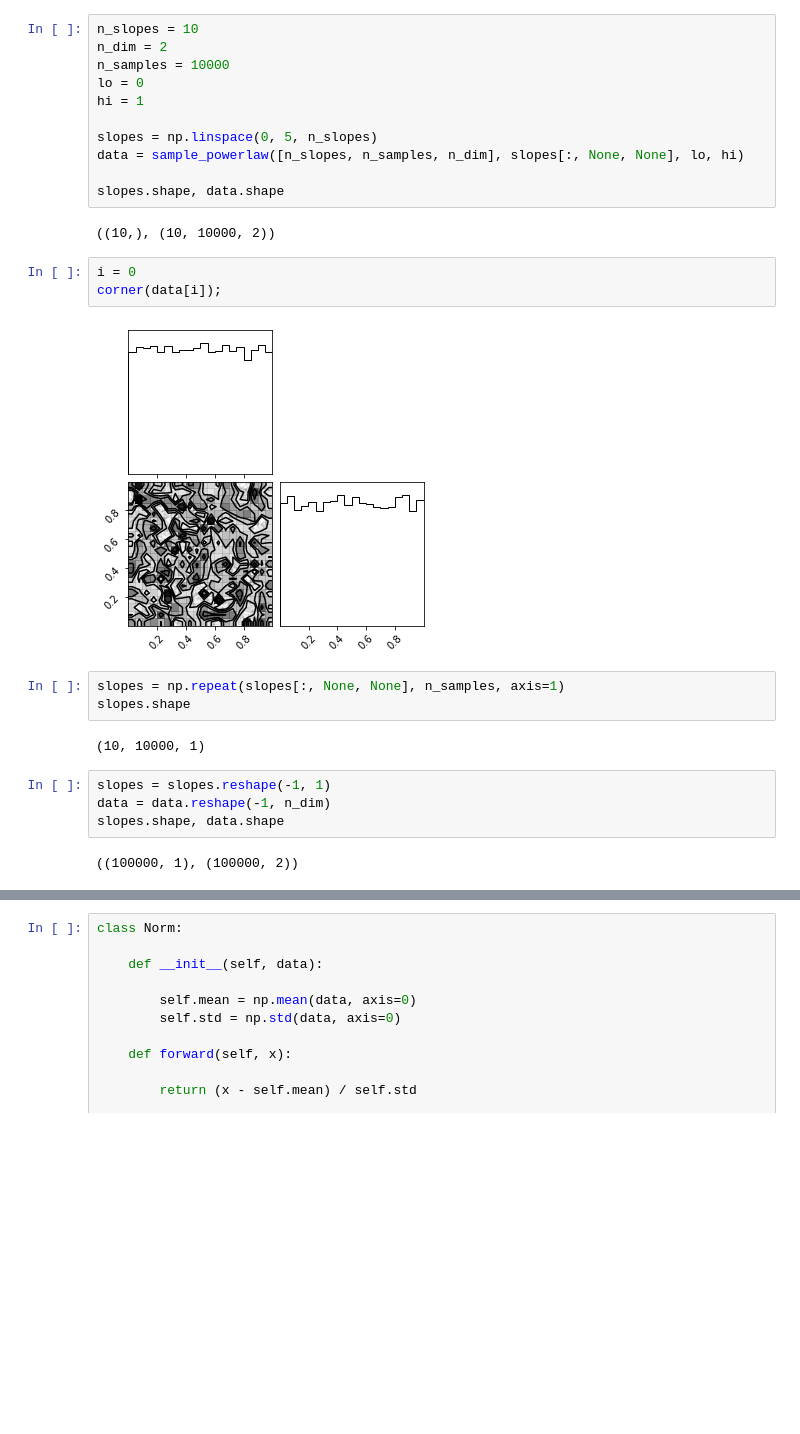
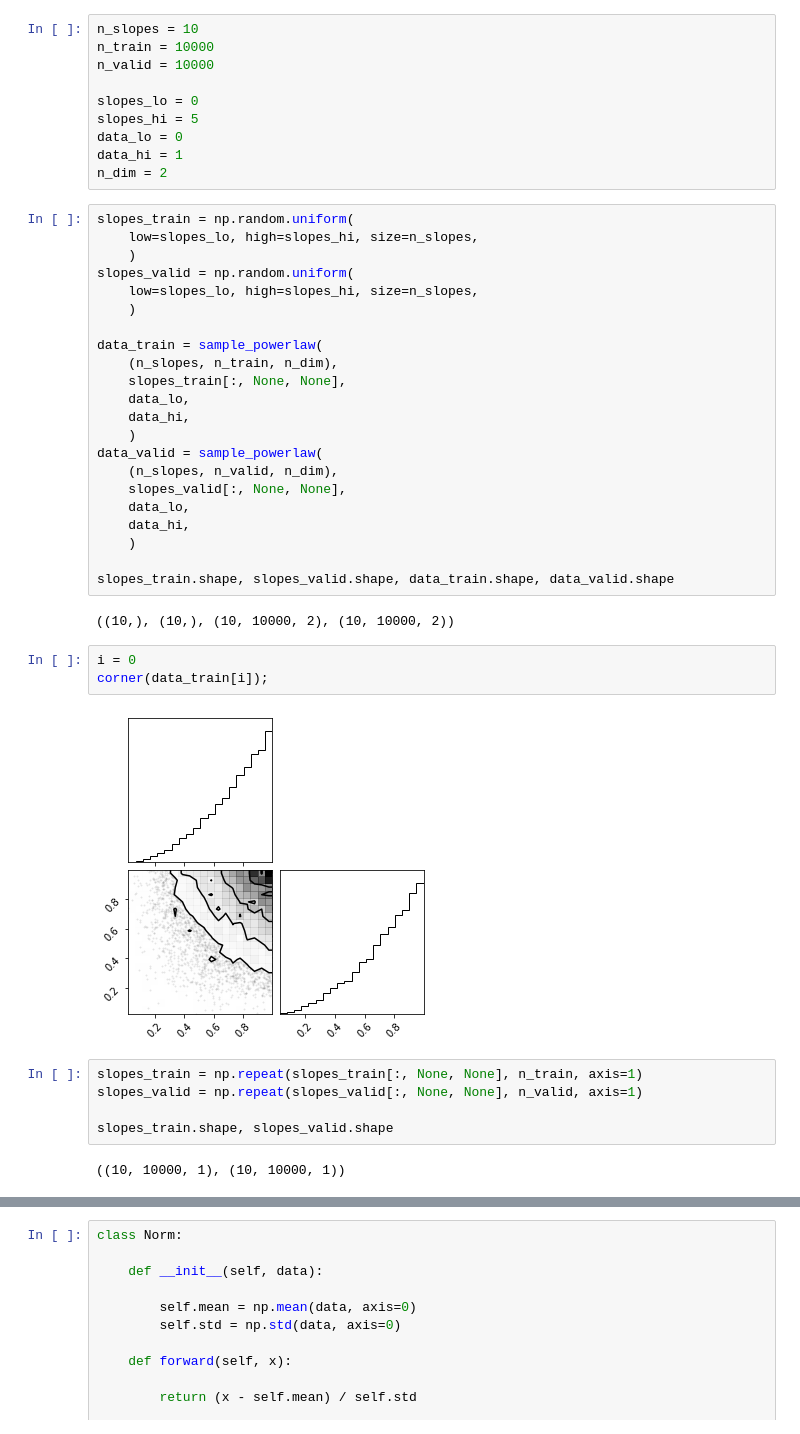
Before and after one commit to mdmould/shallow, a Jupyter notebook: examples/8_conditional.ipynb, the cells around one changed output, grey strips where cells are left out. Drawn from its saved outputs; the diff is of its cells as text; blank space fills up the shorter version.

```diff
--- a/examples/8_conditional.ipynb
+++ b/examples/8_conditional.ipynb
@@ -37,29 +33,46 @@ def gaussian(x, mean=0., std=1.):
-# %%
-n_slopes = 10
-n_dim = 2
-n_samples = 10000
-lo = 0
-hi = 1
-
-slopes = np.linspace(0, 5, n_slopes)
-data = sample_powerlaw([n_slopes, n_samples, n_dim], slopes[:, None, None], lo, hi)
-
-slopes.shape, data.shape
-# %% [output]
-((10,), (10, 10000, 2))
+# %%
+n_slopes = 10
+n_train = 10000
+n_valid = 10000
+
+slopes_lo = 0
+slopes_hi = 5
+data_lo = 0
+data_hi = 1
+n_dim = 2
+# %%
+slopes_train = np.random.uniform(
+    low=slopes_lo, high=slopes_hi, size=n_slopes,
+    )
+slopes_valid = np.random.uniform(
+    low=slopes_lo, high=slopes_hi, size=n_slopes,
+    )
+
+data_train = sample_powerlaw(
+    (n_slopes, n_train, n_dim),
+    slopes_train[:, None, None],
+    data_lo,
+    data_hi,
+    )
+data_valid = sample_powerlaw(
+    (n_slopes, n_valid, n_dim),
+    slopes_valid[:, None, None],
+    data_lo,
+    data_hi,
+    )
+
+slopes_train.shape, slopes_valid.shape, data_train.shape, data_valid.shape
+# %% [output]
+((10,), (10,), (10, 10000, 2), (10, 10000, 2))
 # %%
 i = 0
-corner(data[i]);
+corner(data_train[i]);
 # %% [output]
-[figure, old version]
+[figure, new version]
 # %%
-slopes = np.repeat(slopes[:, None, None], n_samples, axis=1)
-slopes.shape
+slopes_train = np.repeat(slopes_train[:, None, None], n_train, axis=1)
+slopes_valid = np.repeat(slopes_valid[:, None, None], n_valid, axis=1)
+
+slopes_train.shape, slopes_valid.shape
 # %% [output]
-(10, 10000, 1)
+((10, 10000, 1), (10, 10000, 1))
-# %%
-slopes = slopes.reshape(-1, 1)
-data = data.reshape(-1, n_dim)
-slopes.shape, data.shape
-# %% [output]
-((100000, 1), (100000, 2))
```
Also changed, not shown: parts of 10 cells of this notebook.
